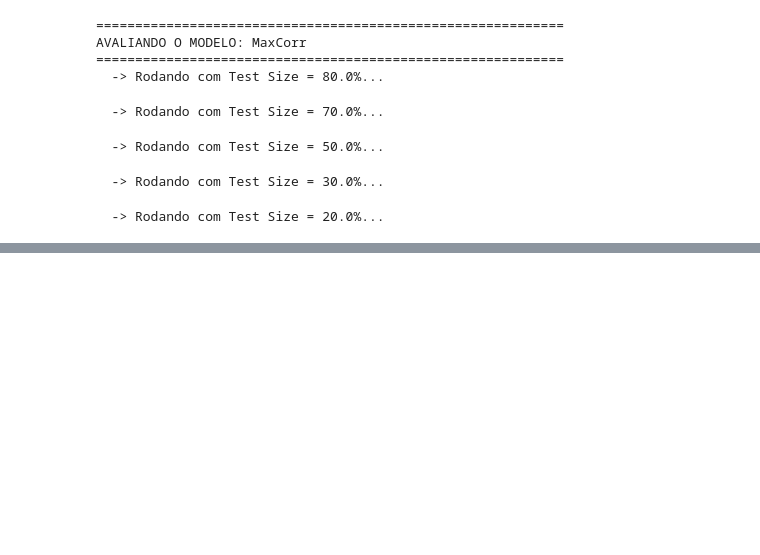
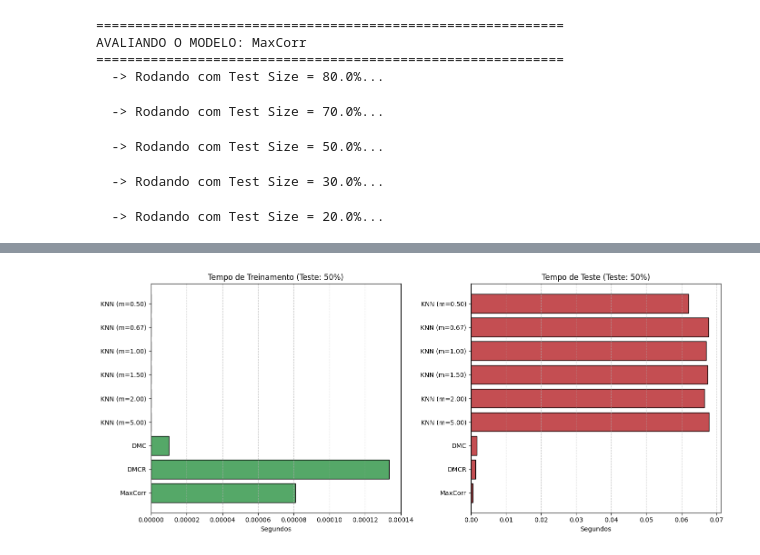
Before and after one commit to LuisFelipeCSouza/reconhecimento-de-padroes, a Jupyter notebook: trabalho-1/main_2.ipynb, the cells around one changed output, grey strips where cells are left out. Drawn from its saved outputs; the diff is of its cells as text; code cells hidden in the pictures; blank space fills up the shorter version.

```diff
--- a/trabalho-1/main_2.ipynb
+++ b/trabalho-1/main_2.ipynb
@@ -624,0 +666,4 @@ plotar_tempos_condensados(resultados_por_modelo, test_size_foco=0.2)
+# %%
+plotar_tempos_condensados(resultados_por_modelo, test_size_foco=0.5)
+# %% [output]
+[figure, added]
```
Also changed, not shown: parts of 19 cells of this notebook, 16 other files.
